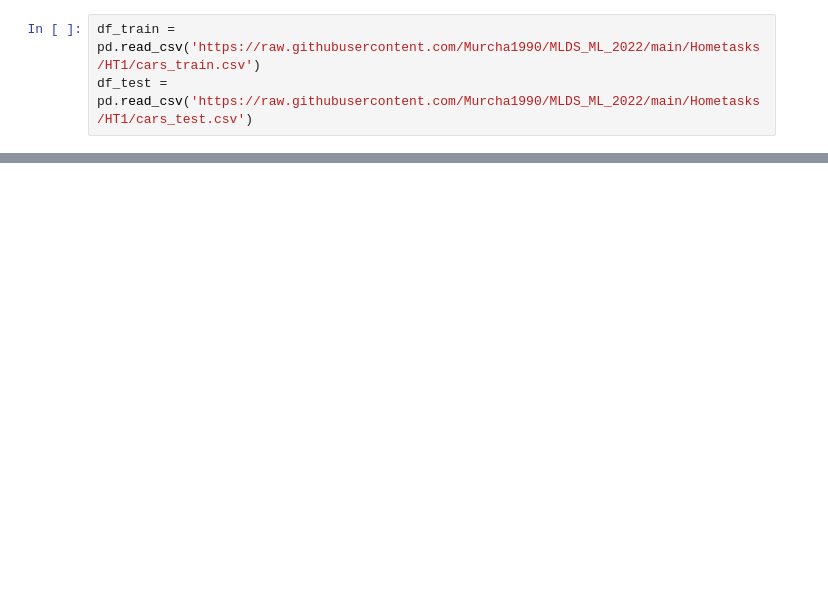
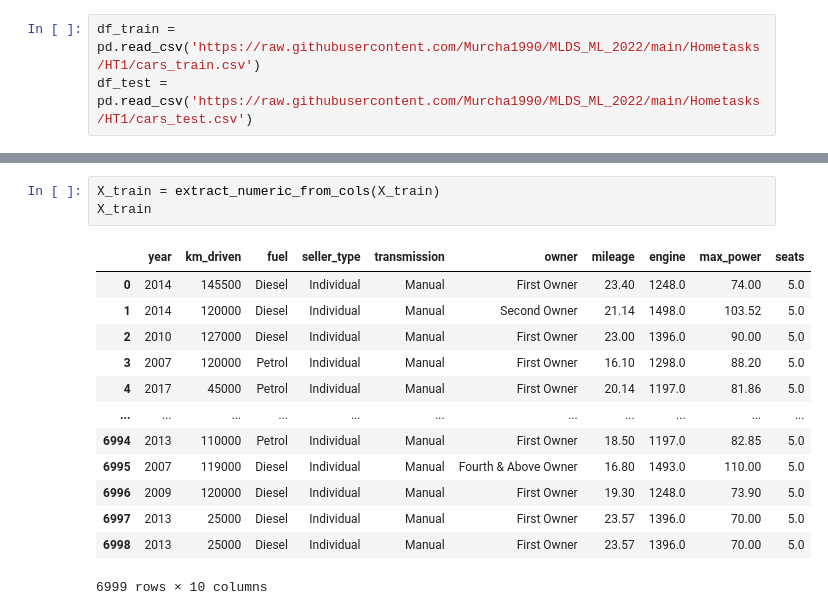
Before and after one commit to Neuralist88/HSE_AI_ML_course_hw_01, a Jupyter notebook: custom_pipeline.ipynb, the cells around one changed output, grey strips where cells are left out. Drawn from its saved outputs; the diff is of its cells as text; blank space fills up the shorter version.

```diff
--- a/custom_pipeline.ipynb
+++ b/custom_pipeline.ipynb
@@ -137,0 +62,17 @@ ValueError: For a sparse output, all columns should be a numeric or convertible
+# %%
+X_train = extract_numeric_from_cols(X_train)
+X_train
+# %% [output]
+|  | year | km_driven | fuel | seller_type | transmission | owner | mileage | engine | max_power | seats |
+| 0 | 2014 | 145500 | Diesel | Individual | Manual | First Owner | 23.40 | 1248.0 | 74.00 | 5.0 |
+| 1 | 2014 | 120000 | Diesel | Individual | Manual | Second Owner | 21.14 | 1498.0 | 103.52 | 5.0 |
+| 2 | 2010 | 127000 | Diesel | Individual | Manual | First Owner | 23.00 | 1396.0 | 90.00 | 5.0 |
+| 3 | 2007 | 120000 | Petrol | Individual | Manual | First Owner | 16.10 | 1298.0 | 88.20 | 5.0 |
+| 4 | 2017 | 45000 | Petrol | Individual | Manual | First Owner | 20.14 | 1197.0 | 81.86 | 5.0 |
+| ... | ... | ... | ... | ... | ... | ... | ... | ... | ... | ... |
+| 6994 | 2013 | 110000 | Petrol | Individual | Manual | First Owner | 18.50 | 1197.0 | 82.85 | 5.0 |
+| 6995 | 2007 | 119000 | Diesel | Individual | Manual | Fourth & Above Owner | 16.80 | 1493.0 | 110.00 | 5.0 |
+| 6996 | 2009 | 120000 | Diesel | Individual | Manual | First Owner | 19.30 | 1248.0 | 73.90 | 5.0 |
+| 6997 | 2013 | 25000 | Diesel | Individual | Manual | First Owner | 23.57 | 1396.0 | 70.00 | 5.0 |
+| 6998 | 2013 | 25000 | Diesel | Individual | Manual | First Owner | 23.57 | 1396.0 | 70.00 | 5.0 |
+6999 rows × 10 columns
```
Also changed, not shown: parts of 12 cells of this notebook, 5 other files.
